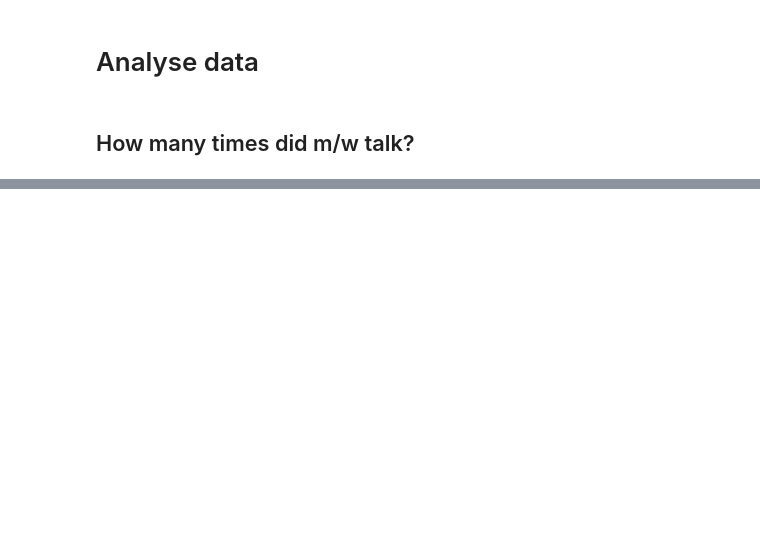
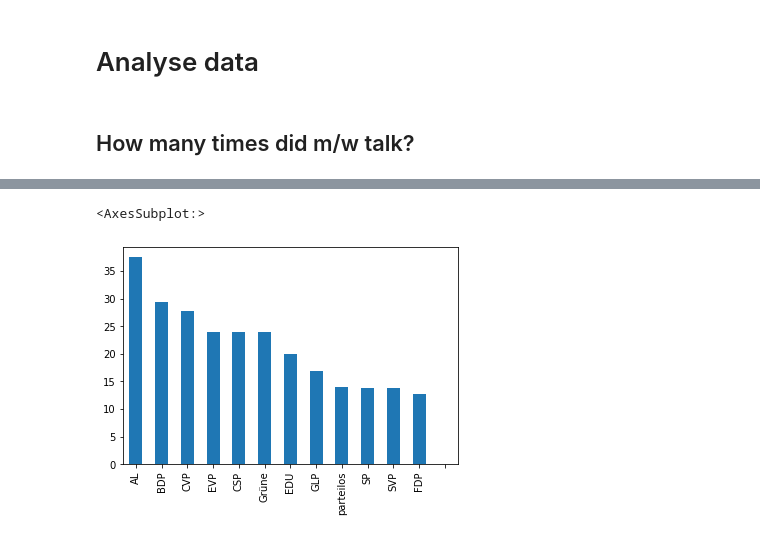
Before and after one commit to simonhuwiler/nzz_zh_kantonsrat, a Jupyter notebook: src/3_analyse.ipynb, the cells around one changed output, grey strips where cells are left out. Drawn from its saved outputs; the diff is of its cells as text; code cells hidden in the pictures; blank space fills up the shorter version.

```diff
--- a/src/3_analyse.ipynb
+++ b/src/3_analyse.ipynb
@@ -117,0 +137,38 @@ df_votum.head()
+# %%
+# Relative per strength
+df_votum = df_votum_raw.copy()
+
+# Remove all Statements from President, 1. & 2. Vizepresidents
+df_votum = df_votum[~df_votum.funktion.isin(['Präsidium', '2. Vizepräsidium', '1. Vizepräsidium'])]
+
+dtx = []
+for year in range(df_votum['sitzung_date'].min().year, df_votum['sitzung_date'].max().year + 1):
+
+    dt = datetime.datetime(year, 7, 1)
+    df = utils.kantonsrat_as_dataframe(kantonsrat, dt)
+    df['year'] = year
+    dtx.append(df)
+
+df = pd.concat(dtx)
+
+# Remove Präsidents
+df = df[df.funktion.isna()]
+
+df = pd.pivot_table(df, columns='party', values='name', aggfunc='count').reset_index(drop=True)
+df.loc[0, 'name'] = 'members'
+
+df_votum = df_votum.groupby('partei').agg({'name': 'count'}).T.reset_index(drop=True)
+df_votum.loc[0, 'name'] = 'votes'
+
+# Combine both datasets, set index and transform
+df = pd.concat([df, df_votum])
+df = df.set_index('name').T
+df = df.fillna(0)
+
+# Calculate Vote per Member
+df['per_member'] = round(df['votes'] / df['members'], 1)
+
+df.sort_values('per_member', ascending=False)['per_member'].plot.bar()
+# %% [output]
+<AxesSubplot:>
+[figure, added]
```
Also changed, not shown: parts of 23 cells of this notebook, 6 other files.
